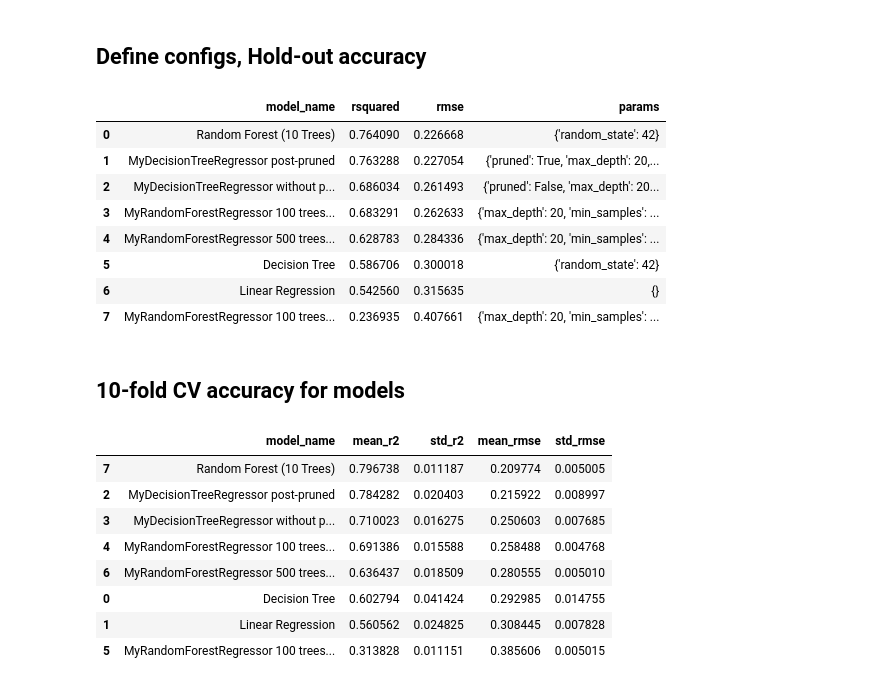
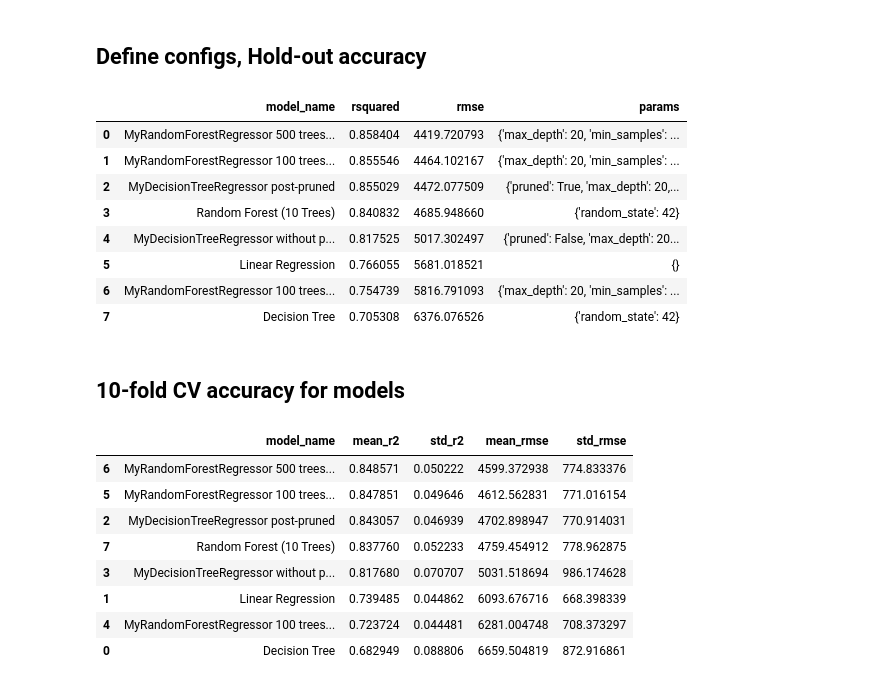
Before and after one commit to dzsef/Machine-Learning-Regression-Exercise, a Jupyter notebook: support2/support2_exp.ipynb, the cells around one changed output. Saved outputs shown, nothing was run; the diff lists cells and outputs as text; code cells hidden in the pictures.

```diff
--- a/support2/support2_exp.ipynb
+++ b/support2/support2_exp.ipynb
@@ -33,7 +33,7 @@ sns.set_theme(style="whitegrid")
 # %% [markdown]
 ## Preprocessing
 # %%
-pp = Preprocess('support2.csv', 'charges', scale=True)
+pp = Preprocess('insurance.csv', 'charges', scale=True)
 results_df = pd.DataFrame(
 )
 # %% [markdown]
@@ -70,19 +70,19 @@ experiment_configs = [
         "params": {"pruned": False, "max_depth": 20, "min_samples": 20}
     },
     {
-        "name": "MyRandomForestRegressor 100 trees, 0.5 max features",
-        "model": MyRandomForestRegressor(max_depth=20, min_samples=10, n_estimators=100, max_features=0.5),
-        "params": {"max_depth":20, "min_samples":10, "n_estimators":100, "max_features":0.5}
+        "name": "MyRandomForestRegressor 100 trees, with all features",
+        "model": MyRandomForestRegressor(max_depth=20, min_samples=20, n_estimators=100, max_features=None),
+        "params": {"max_depth":20, "min_samples":20, "n_estimators":100, "max_features":None}
     },
     {
-        "name": "MyRandomForestRegressor 100 trees, log2 max features",
-        "model": MyRandomForestRegressor(max_depth=20, min_samples=10, n_estimators=100, max_features="log2"),
-        "params": {"max_depth":20, "min_samples":10, "n_estimators":100, "max_features":"log2"}
+        "name": "MyRandomForestRegressor 100 trees, 0.5 max features",
+        "model": MyRandomForestRegressor(max_depth=20, min_samples=20, n_estimators=100, max_features=0.5),
+        "params": {"max_depth":20, "min_samples":20, "n_estimators":100, "max_features":0.5}
     },
     {
-        "name": "MyRandomForestRegressor 500 trees, 0.4 max features",
-        "model": MyRandomForestRegressor(max_depth=20, min_samples=10, n_estimators=500, max_features=0.4),
-        "params": {"max_depth":20, "min_samples":10, "n_estimators":500, "max_features":0.4}
+        "name": "MyRandomForestRegressor 500 trees, with all features",
+        "model": MyRandomForestRegressor(max_depth=20, min_samples=20, n_estimators=500, max_features=None),
+        "params": {"max_depth":20, "min_samples":20, "n_estimators":500, "max_features":None}
     },
 
 ]
@@ -94,41 +94,41 @@ results = []
 
 # Loop for models
 for config in experiment_configs:
     model = config["model"]
     name = config["name"]
     params = config["params"]
 
     model.fit(X_train, y_train)
 
     # post prune for custom tree
     if "MyDecisionTreeRegressor" in name and params.get("pruned"):
         model.post_prune_with_cross_validation(X_train, y_train, n_splits=10)
 
     # predict
     y_pred = model.predict(X_test)
 
     # evaluate
     r2 = float(r2_score(y_test, y_pred))
     rmse = float(np.sqrt(mean_squared_error(y_test, y_pred)))
 
     # store for later plotting
     models_store[name] = model
     preds_test[name] = y_pred
 
     results.append({"model_name": name, "rsquared": r2, "rmse": rmse, "params": params})
 
 results_df = pd.DataFrame(results).sort_values(["rmse"], ascending=True).reset_index(drop=True)
 results_df[["model_name", "rsquared", "rmse", "params"]]
 # %% [output]
 |  | model_name | rsquared | rmse | params |
-| 0 | Random Forest (10 Trees) | 0.764090 | 0.226668 | {'random_state': 42} |
-| 1 | MyDecisionTreeRegressor post-pruned | 0.763288 | 0.227054 | {'pruned': True, 'max_depth': 20,... |
-| 2 | MyDecisionTreeRegressor without p... | 0.686034 | 0.261493 | {'pruned': False, 'max_depth': 20... |
-| 3 | MyRandomForestRegressor 100 trees... | 0.683291 | 0.262633 | {'max_depth': 20, 'min_samples': ... |
-| 4 | MyRandomForestRegressor 500 trees... | 0.628783 | 0.284336 | {'max_depth': 20, 'min_samples': ... |
-| 5 | Decision Tree | 0.586706 | 0.300018 | {'random_state': 42} |
-| 6 | Linear Regression | 0.542560 | 0.315635 | {} |
-| 7 | MyRandomForestRegressor 100 trees... | 0.236935 | 0.407661 | {'max_depth': 20, 'min_samples': ... |
+| 0 | MyRandomForestRegressor 500 trees... | 0.858404 | 4419.720793 | {'max_depth': 20, 'min_samples': ... |
+| 1 | MyRandomForestRegressor 100 trees... | 0.855546 | 4464.102167 | {'max_depth': 20, 'min_samples': ... |
+| 2 | MyDecisionTreeRegressor post-pruned | 0.855029 | 4472.077509 | {'pruned': True, 'max_depth': 20,... |
+| 3 | Random Forest (10 Trees) | 0.840832 | 4685.948660 | {'random_state': 42} |
+| 4 | MyDecisionTreeRegressor without p... | 0.817525 | 5017.302497 | {'pruned': False, 'max_depth': 20... |
+| 5 | Linear Regression | 0.766055 | 5681.018521 | {} |
+| 6 | MyRandomForestRegressor 100 trees... | 0.754739 | 5816.791093 | {'max_depth': 20, 'min_samples': ... |
+| 7 | Decision Tree | 0.705308 | 6376.076526 | {'random_state': 42} |
 # %% [markdown]
 ## 10-fold CV accuracy for models
 # %%
@@ -180,14 +180,14 @@ df_results = (
 df_results
 # %% [output]
 |  | model_name | mean_r2 | std_r2 | mean_rmse | std_rmse |
-| 7 | Random Forest (10 Trees) | 0.796738 | 0.011187 | 0.209774 | 0.005005 |
-| 2 | MyDecisionTreeRegressor post-pruned | 0.784282 | 0.020403 | 0.215922 | 0.008997 |
-| 3 | MyDecisionTreeRegressor without p... | 0.710023 | 0.016275 | 0.250603 | 0.007685 |
-| 4 | MyRandomForestRegressor 100 trees... | 0.691386 | 0.015588 | 0.258488 | 0.004768 |
-| 6 | MyRandomForestRegressor 500 trees... | 0.636437 | 0.018509 | 0.280555 | 0.005010 |
-| 0 | Decision Tree | 0.602794 | 0.041424 | 0.292985 | 0.014755 |
-| 1 | Linear Regression | 0.560562 | 0.024825 | 0.308445 | 0.007828 |
-| 5 | MyRandomForestRegressor 100 trees... | 0.313828 | 0.011151 | 0.385606 | 0.005015 |
+| 6 | MyRandomForestRegressor 500 trees... | 0.848571 | 0.050222 | 4599.372938 | 774.833376 |
+| 5 | MyRandomForestRegressor 100 trees... | 0.847851 | 0.049646 | 4612.562831 | 771.016154 |
+| 2 | MyDecisionTreeRegressor post-pruned | 0.843057 | 0.046939 | 4702.898947 | 770.914031 |
+| 7 | Random Forest (10 Trees) | 0.837760 | 0.052233 | 4759.454912 | 778.962875 |
+| 3 | MyDecisionTreeRegressor without p... | 0.817680 | 0.070707 | 5031.518694 | 986.174628 |
+| 1 | Linear Regression | 0.739485 | 0.044862 | 6093.676716 | 668.398339 |
+| 4 | MyRandomForestRegressor 100 trees... | 0.723724 | 0.044481 | 6281.004748 | 708.373297 |
+| 0 | Decision Tree | 0.682949 | 0.088806 | 6659.504819 | 872.916861 |
 # %%
 
 plot_used_cars_results(
```
Also changed, not shown: parts of 1 cell of this notebook.
